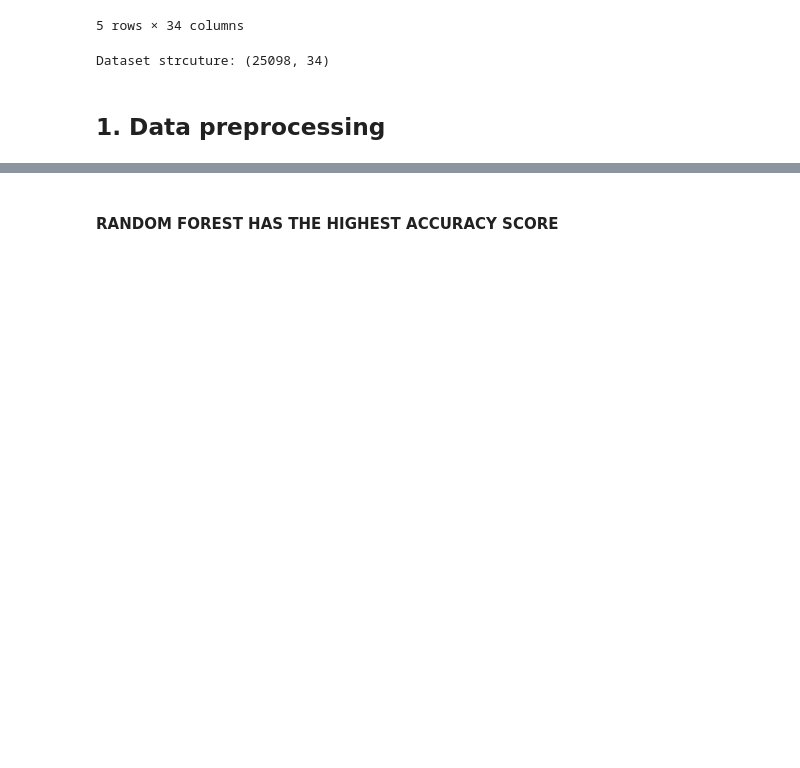
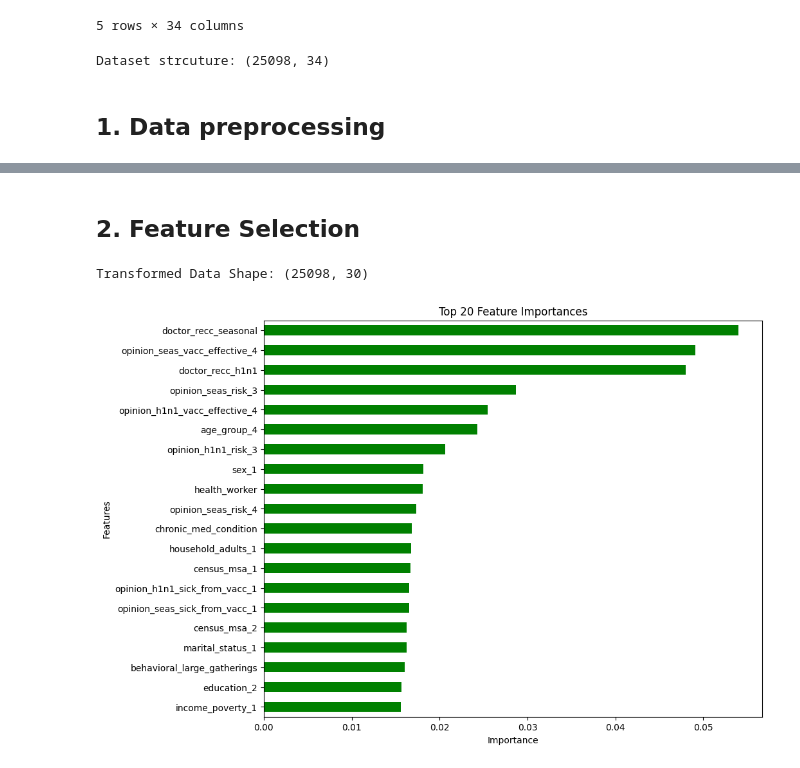
Before and after one commit to dguevaraapaza/H1N1-Seasonal-Flu-Vaccine, a Jupyter notebook: 2-Modeling.ipynb, the cells around one changed output, grey strips where cells are left out. Drawn from its saved outputs; the diff is of its cells as text; code cells hidden in the pictures; blank space fills up the shorter version.

Commit message:
update modeling

```diff
--- a/2-Modeling.ipynb
+++ b/2-Modeling.ipynb
@@ -113,3 +101,0 @@ for col in features[cat_variable]:
-# %%
-scaler = MinMaxScaler()
-features = scaler.fit_transform(features)
@@ -380,2 +102,48 @@ plt.show()
-# %% [markdown]
-#### RANDOM FOREST HAS THE HIGHEST ACCURACY SCORE
+# %%
+# Encoding the categorical features
+enc = LabelEncoder()
+for col in cat_variable:
+	features[col] = enc.fit_transform(features[col])
+
+# One-hot encoding the categorical variables
+features = pd.get_dummies(features, columns=cat_variable, drop_first=True, dtype='int64')
+# %%
+# Expliting train and test data
+X = features
+y = labels
+
+# Split the data into training and testing sets
+X_train, X_test, y_train, y_test = train_test_split(X, y, test_size=0.2, random_state=42)
+# %% [markdown]
+## 2. **Feature Selection**
+# %%
+# # ExtraTreesClassifier
+model = ExtraTreesClassifier(n_estimators=100, random_state=42)
+model.fit(X_train, y_train)
+
+# Compute feature importances
+importances = model.feature_importances_
+
+# Create a DataFrame for feature importances
+feature_importances = pd.DataFrame({'Feature': X.columns, 'Importance': importances})
+
+# Get the top 30 features with the highest importances
+top_features = feature_importances.nlargest(30, 'Importance')['Feature']
+
+# Select only the top features
+X_selected = X[top_features]
+
+print("Transformed Data Shape:", X_selected.shape)
+# %% [output]
+Transformed Data Shape: (25098, 30)
+# %%
+# Plotting the feature importances
+plt.figure(figsize=(10, 8))
+feat_importances = pd.Series(model.feature_importances_, index=X.columns)
+feat_importances.nlargest(20).sort_values(ascending=True).plot(kind='barh', color='green')
+plt.xlabel('Importance')
+plt.ylabel('Features')
+plt.title('Top 20 Feature Importances')
+plt.show()
+# %% [output]
+[figure, added]
```
Also changed, not shown: parts of 76 cells of this notebook.
